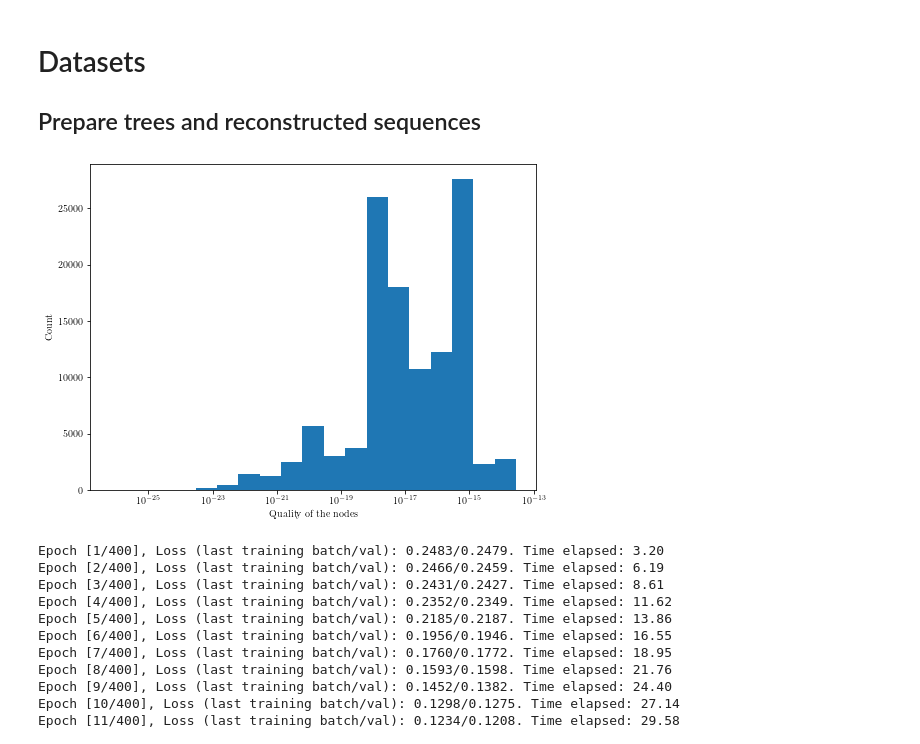
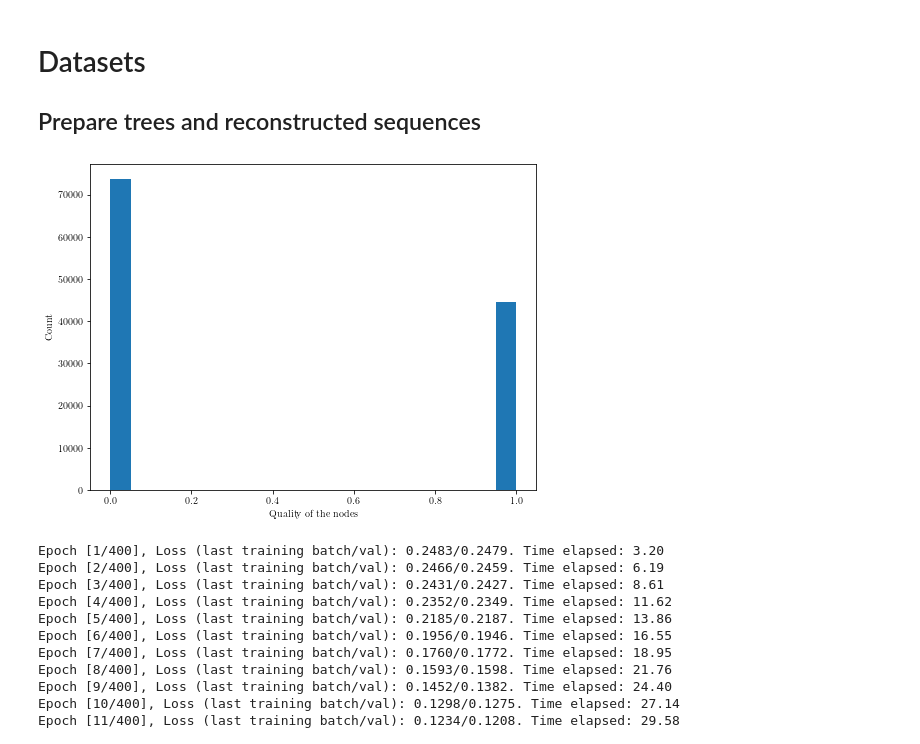
Before and after one commit to phenal-projects/phylogeom, a Jupyter notebook: notebooks/support_values.ipynb, the cells around one changed output. Saved outputs shown, nothing was run; the diff lists cells and outputs as text; code cells hidden in the pictures.

Commit message:
Now labels of the nodes are linear

```diff
--- a/notebooks/support_values.ipynb
+++ b/notebooks/support_values.ipynb
@@ -33,6 +33,15 @@ data_path = '../data/'
 target_tree = phy.read(data_path+'tree/Fungi45_infer/Fungi.tre', 'newick')
 #all_data = gd.Trees.load_ready_trees(data_path+'tree/Fungi45_infer/fml_output/', data_path+'tree/Fungi45_infer/fml_output/*.tre', target_tree)  # INITIALIZE NEW DS
 fungi_data = gd.Trees(data_path+'tree/Fungi45_infer/', data_path+'alns/Fungi45/', target_tree)
+
+# get binned values
+l = list()
+for d in fungi_data:
+    nodes = torch.stack(torch.unique(d.edge_index[0], return_counts=True))
+    internodes = nodes[0, nodes[1]!=1]
+    l += d.y[internodes].squeeze().tolist()
+med = np.median(l)
+fungi_data.data.y = (fungi_data.data.y > med).long()
 fungi_data.data.x = fungi_data.data.x.float()
 fungi_data.data.edge_attr = (torch.max(fungi_data.data.edge_attr)+0.001 - fungi_data.data.edge_attr).float()
 fungi_data.data.edge_index = fungi_data.data.edge_index.long()
@@ -40,6 +49,15 @@ fungi_data.data.edge_index = fungi_data.data.edge_index.long()
 target_tree = phy.read(data_path+'tree/Archaea/Archaea.tre', 'newick')
 #archaea_data = gd.Trees.load_ready_trees(data_path+'tree/Archaea/fml_output/', data_path+'tree/Archaea/fml_output/*.tre', target_tree)  # INITIALIZE NEW DS //delete temp_tree
 archaea_data = gd.Trees(data_path+"tree/Archaea/", data_path+"alns/Archaea/", target_tree)
+
+# get binned values
+l = list()
+for d in archaea_data:
+    nodes = torch.stack(torch.unique(d.edge_index[0], return_counts=True))
+    internodes = nodes[0, nodes[1]!=1]
+    l += d.y[internodes].squeeze().tolist()
+med = np.median(l)
+archaea_data.data.y = (archaea_data.data.y > med).long()
 archaea_data.data.x = archaea_data.data.x.float()
 archaea_data.data.edge_attr = (torch.max(archaea_data.data.edge_attr)+0.001 - archaea_data.data.edge_attr).float()
 archaea_data.data.edge_index = archaea_data.data.edge_index.long()
@@ -57,20 +75,18 @@ train, test = random_split(
 # %%
 lst = list()
 for i, data in enumerate(train):
     nodes = torch.stack(torch.unique(data.edge_index[0], return_counts=True))
     internodes = nodes[0, nodes[1]!=1]
     lst += data.y[internodes].squeeze().tolist()
 
 fig = plt.figure(figsize=(8, 6))
 ax = fig.add_subplot(1, 1, 1)
-plt.xscale('log')
-logbins = np.geomspace(min(lst), max(lst), 20)
-plt.hist(lst, bins=logbins)
+plt.hist(lst, bins=20)
 ax.set_xlabel('Quality of the nodes')
 ax.set_ylabel('Count')
 plt.savefig('quality.png')
 # %% [output]
-[figure, old version]
+[figure, new version]
 # %%
 train_dl = DataLoader(
     train, batch_size=train_batch, pin_memory=True, num_workers=3
```
Also changed, not shown: parts of 14 cells of this notebook, 1 other file.
